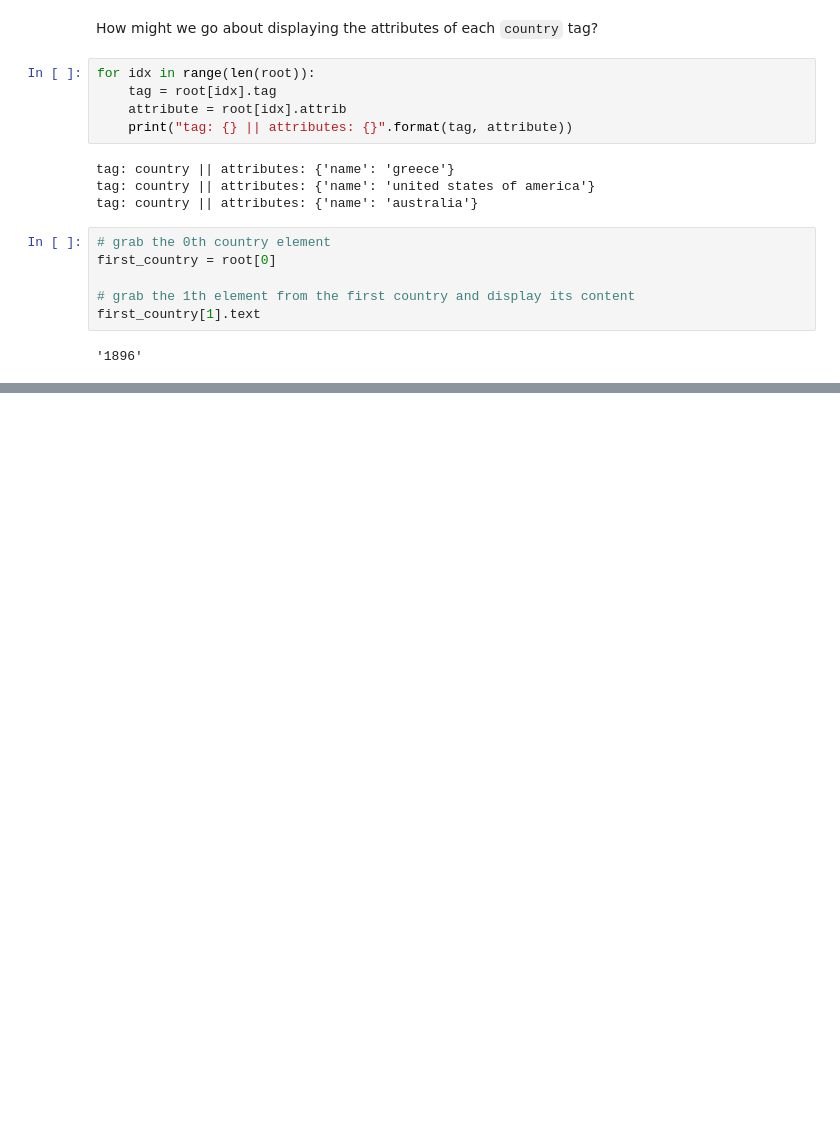
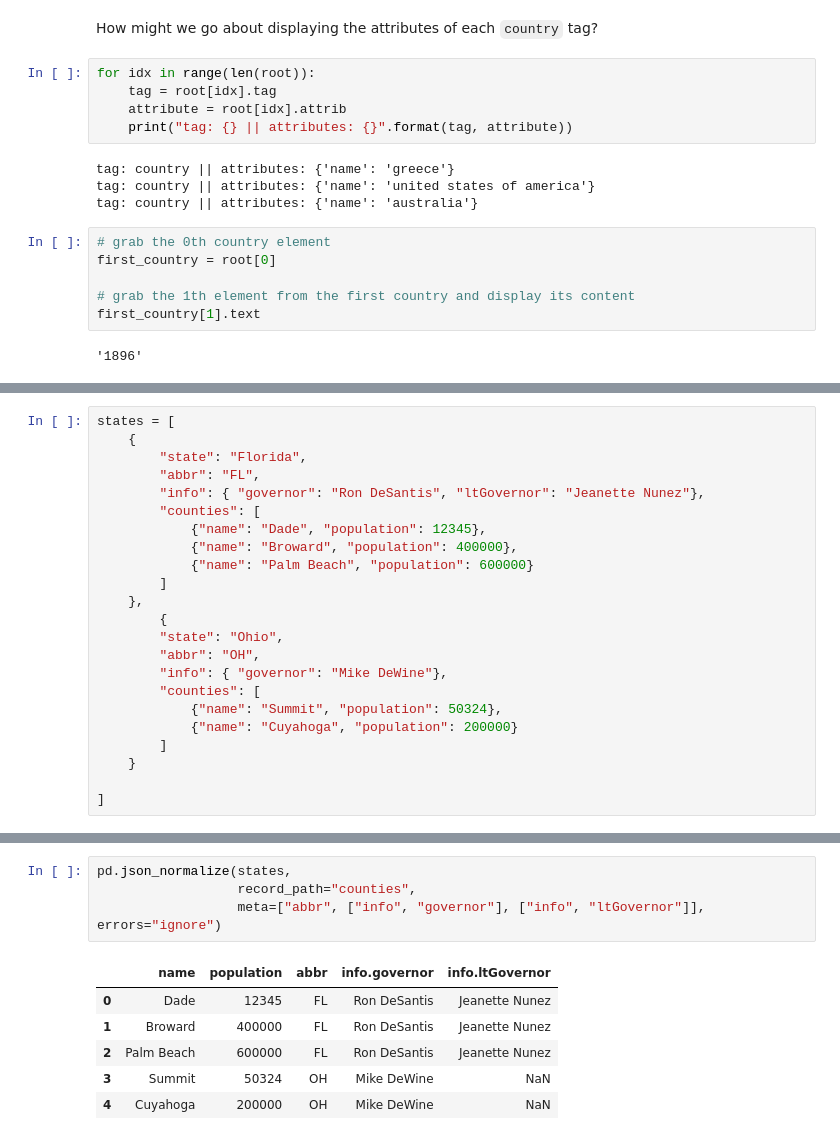
Before and after one commit to jcbain/lighthouse_lectures, a Jupyter notebook: data-science/w02d03_other_data_types/src/notebooks/data_types.ipynb, the cells around one changed output, grey strips where cells are left out. Drawn from its saved outputs; the diff is of its cells as text; blank space fills up the shorter version.

```diff
--- a/data-science/w02d03_other_data_types/src/notebooks/data_types.ipynb
+++ b/data-science/w02d03_other_data_types/src/notebooks/data_types.ipynb
@@ -173,0 +301,23 @@ pd.read_json("../data/pizza.json")
+# %%
+states = [
+    {
+        "state": "Florida",
+        "abbr": "FL",
+        "info": { "governor": "Ron DeSantis", "ltGovernor": "Jeanette Nunez"},
+        "counties": [
+            {"name": "Dade", "population": 12345},
+            {"name": "Broward", "population": 400000},
+            {"name": "Palm Beach", "population": 600000}
+        ]
+    },
+        {
+        "state": "Ohio",
+        "abbr": "OH",
+        "info": { "governor": "Mike DeWine"},
+        "counties": [
+            {"name": "Summit", "population": 50324},
+            {"name": "Cuyahoga", "population": 200000}
+        ]
+    }
+
+]
@@ -173,0 +342,11 @@ pd.read_json("../data/pizza.json")
+# %%
+pd.json_normalize(states,
+                  record_path="counties",
+                  meta=["abbr", ["info", "governor"], ["info", "ltGovernor"]], errors="ignore")
+# %% [output]
+|  | name | population | abbr | info.governor | info.ltGovernor |
+| 0 | Dade | 12345 | FL | Ron DeSantis | Jeanette Nunez |
+| 1 | Broward | 400000 | FL | Ron DeSantis | Jeanette Nunez |
+| 2 | Palm Beach | 600000 | FL | Ron DeSantis | Jeanette Nunez |
+| 3 | Summit | 50324 | OH | Mike DeWine | NaN |
+| 4 | Cuyahoga | 200000 | OH | Mike DeWine | NaN |
```
Also changed, not shown: parts of 18 cells of this notebook, 3 other files.
